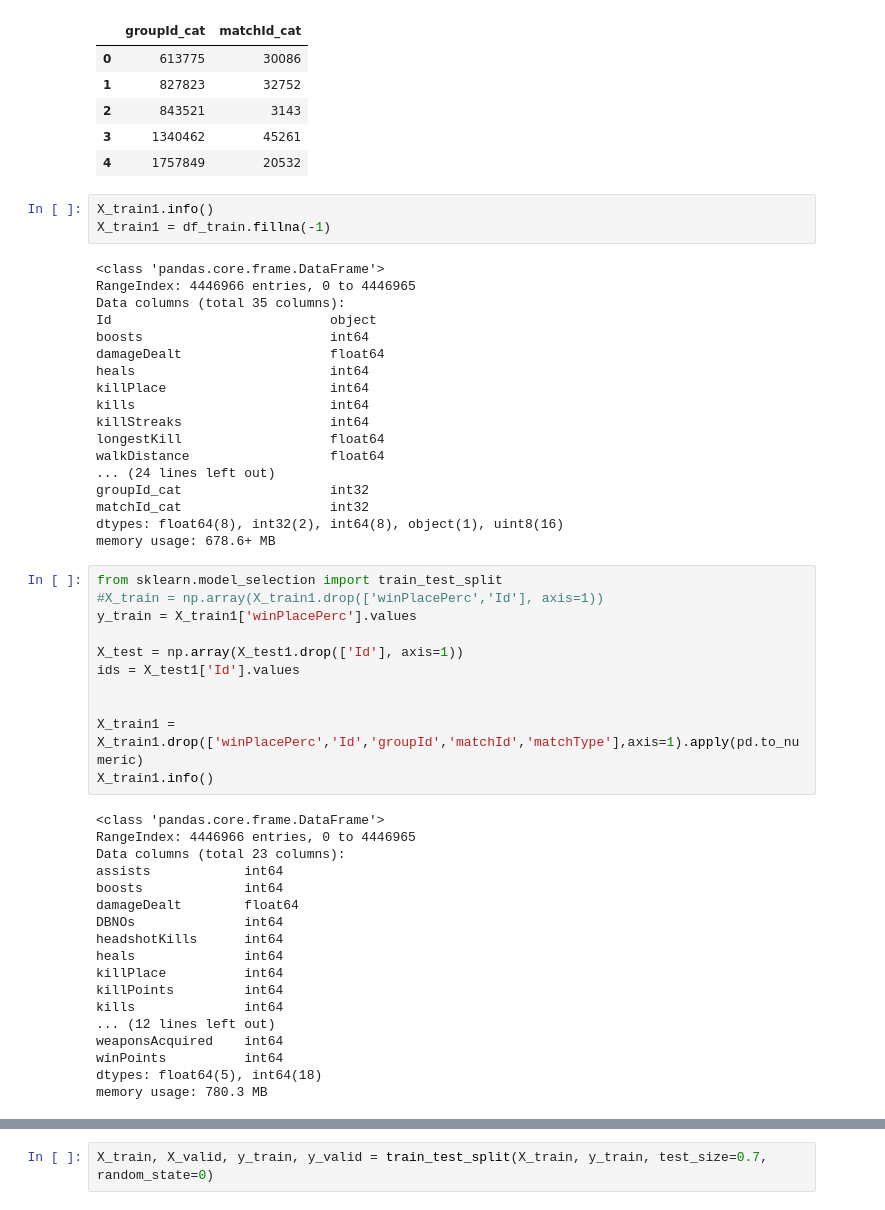
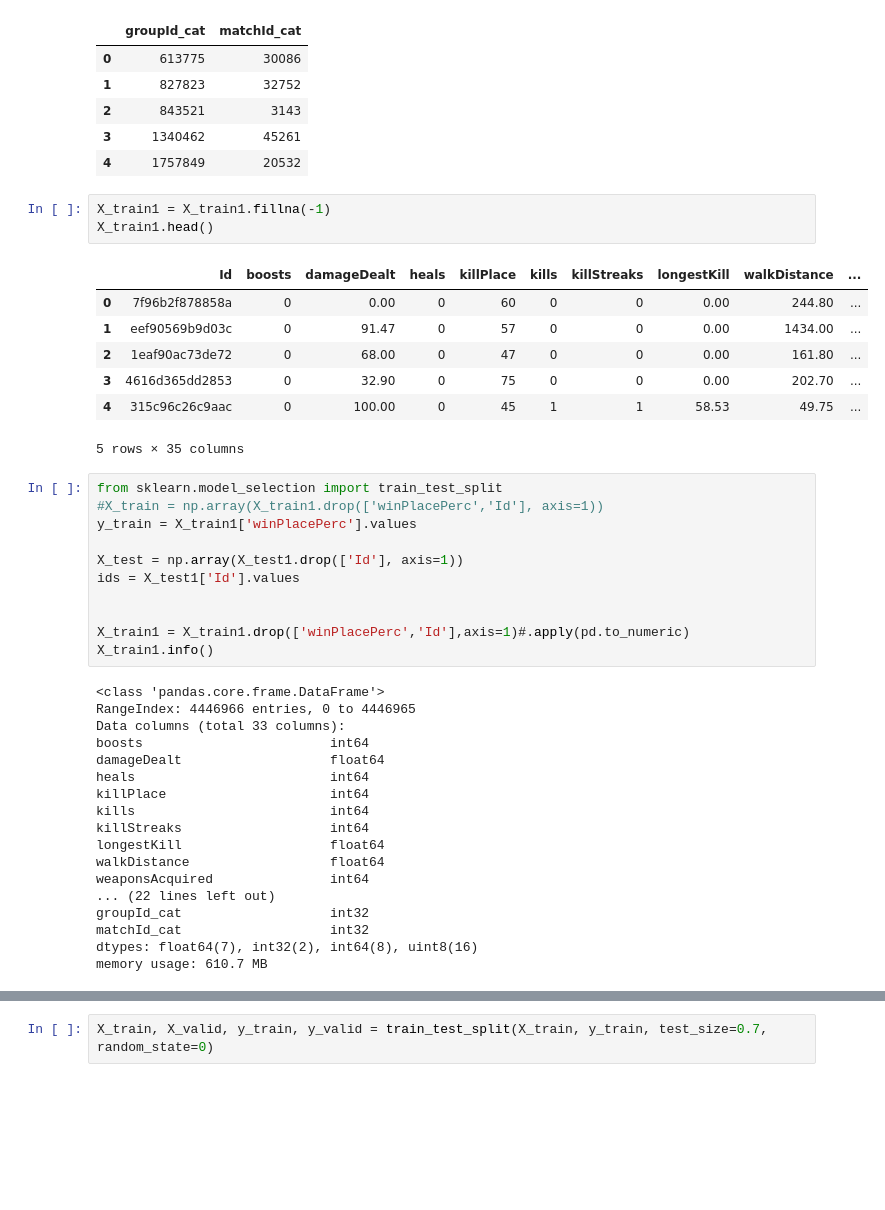
Before and after one commit to cartersocha/code-collection, a Jupyter notebook: PUBG.ipynb, the cells around one changed output, grey strips where cells are left out. Drawn from its saved outputs; the diff is of its cells as text; blank space fills up the shorter version.

```diff
--- a/PUBG.ipynb
+++ b/PUBG.ipynb
@@ -176,26 +180,16 @@ X_train1[['groupId_cat', 'matchId_cat']].head()
 | 3 | 1340462 | 45261 |
 | 4 | 1757849 | 20532 |
 # %%
-X_train1.info()
-X_train1 = df_train.fillna(-1)
+X_train1 = X_train1.fillna(-1)
+X_train1.head()
 # %% [output]
+|  | Id | boosts | damageDealt | heals | killPlace | kills | killStreaks | longestKill | walkDistance | ... |
+| 0 | 7f96b2f878858a | 0 | 0.00 | 0 | 60 | 0 | 0 | 0.00 | 244.80 | ... |
+| 1 | eef90569b9d03c | 0 | 91.47 | 0 | 57 | 0 | 0 | 0.00 | 1434.00 | ... |
+| 2 | 1eaf90ac73de72 | 0 | 68.00 | 0 | 47 | 0 | 0 | 0.00 | 161.80 | ... |
+| 3 | 4616d365dd2853 | 0 | 32.90 | 0 | 75 | 0 | 0 | 0.00 | 202.70 | ... |
+| 4 | 315c96c26c9aac | 0 | 100.00 | 0 | 45 | 1 | 1 | 58.53 | 49.75 | ... |
-<class 'pandas.core.frame.DataFrame'>
-RangeIndex: 4446966 entries, 0 to 4446965
-Data columns (total 35 columns):
-Id                            object
-boosts                        int64
-damageDealt                   float64
-heals                         int64
-killPlace                     int64
-kills                         int64
-killStreaks                   int64
-longestKill                   float64
-walkDistance                  float64
-... (24 lines left out)
-groupId_cat                   int32
-matchId_cat                   int32
-dtypes: float64(8), int32(2), int64(8), object(1), uint8(16)
-memory usage: 678.6+ MB
+5 rows × 35 columns
 # %%
 from sklearn.model_selection import train_test_split
 #X_train = np.array(X_train1.drop(['winPlacePerc','Id'], axis=1))
@@ -205,24 +199,24 @@ X_test = np.array(X_test1.drop(['Id'], axis=1))
 ids = X_test1['Id'].values
 
 
-X_train1 = X_train1.drop(['winPlacePerc','Id','groupId','matchId','matchType'],axis=1).apply(pd.to_numeric)
+X_train1 = X_train1.drop(['winPlacePerc','Id'],axis=1)#.apply(pd.to_numeric)
 X_train1.info()
 # %% [output]
 <class 'pandas.core.frame.DataFrame'>
 RangeIndex: 4446966 entries, 0 to 4446965
-Data columns (total 23 columns):
-assists            int64
-boosts             int64
-damageDealt        float64
-DBNOs              int64
-headshotKills      int64
-heals              int64
-killPlace          int64
-killPoints         int64
-kills              int64
-... (12 lines left out)
-weaponsAcquired    int64
-winPoints          int64
-dtypes: float64(5), int64(18)
-memory usage: 780.3 MB
+Data columns (total 33 columns):
+boosts                        int64
+damageDealt                   float64
+heals                         int64
+killPlace                     int64
+kills                         int64
+killStreaks                   int64
+longestKill                   float64
+walkDistance                  float64
+weaponsAcquired               int64
+... (22 lines left out)
+groupId_cat                   int32
+matchId_cat                   int32
+dtypes: float64(7), int32(2), int64(8), uint8(16)
+memory usage: 610.7 MB
 # %%
```
Also changed, not shown: parts of 6 cells of this notebook.
